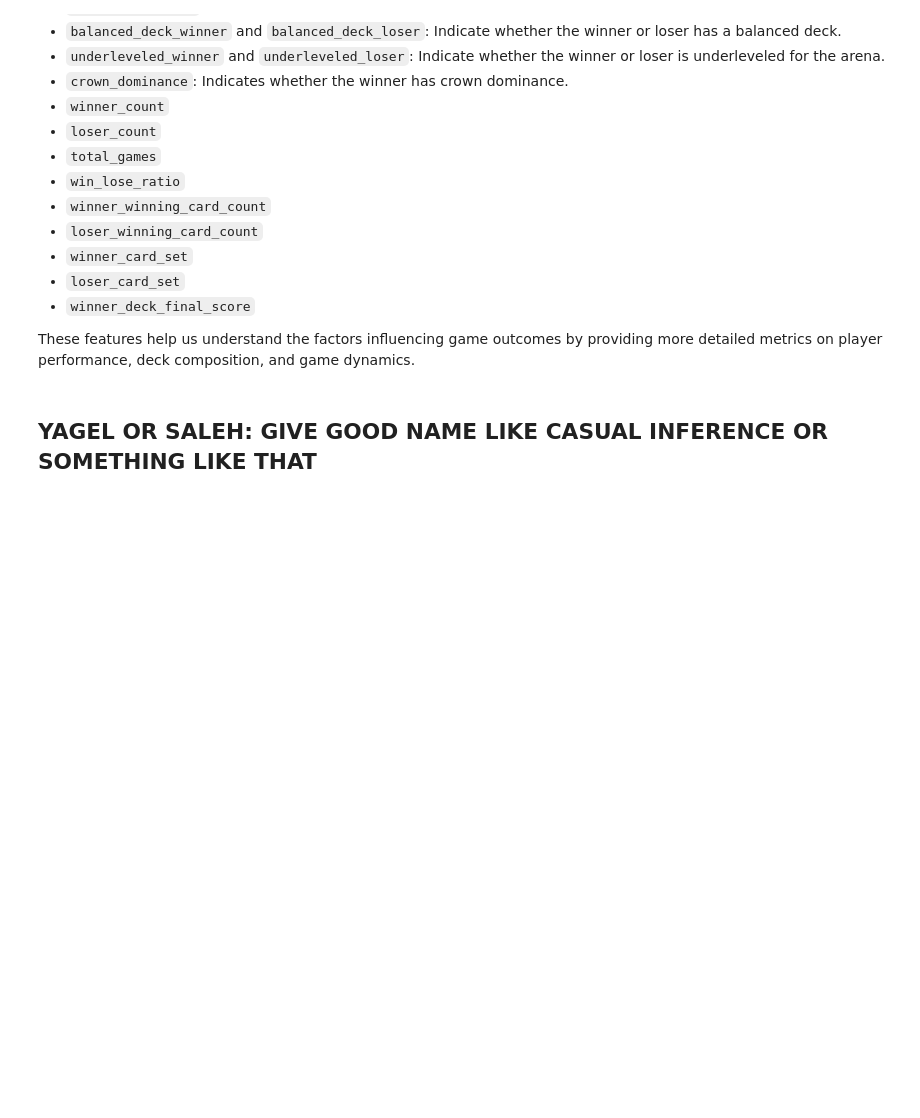
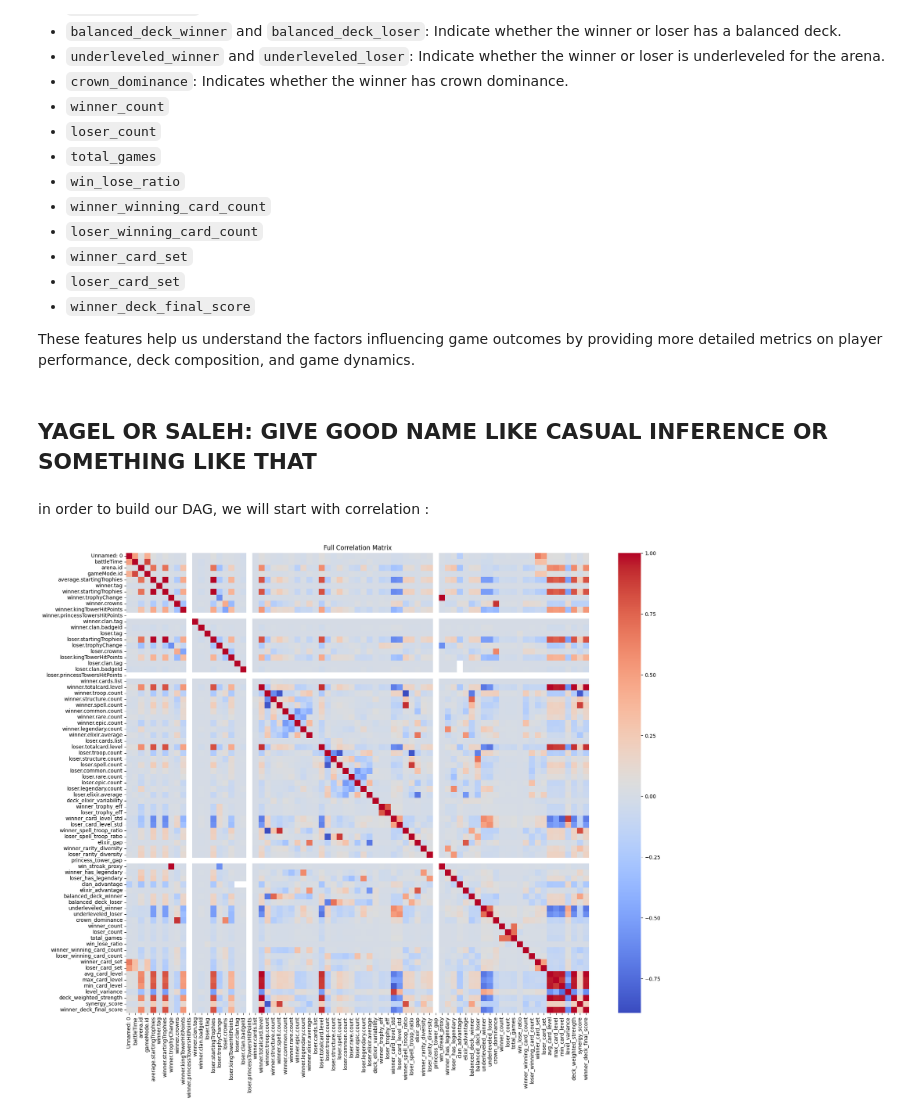
Before and after one commit to Av0cat0/Clash-Royale-Causal-analysis, a Jupyter notebook: visualizations.ipynb, the cells around one changed output. Drawn from its saved outputs; the diff is of its cells as text; code cells hidden in the pictures; blank space fills up the shorter version.

```diff
--- a/visualizations.ipynb
+++ b/visualizations.ipynb
@@ -137,3 +137,19 @@ In the next section, we create new features to enhance our analysis. These featu
 These features help us understand the factors influencing game outcomes by providing more detailed metrics on player performance, deck composition, and game dynamics.
 # %% [markdown]
 ## YAGEL OR SALEH: GIVE GOOD NAME LIKE CASUAL INFERENCE OR SOMETHING LIKE THAT
+# %% [markdown]
+in order to build our DAG, we will start with correlation :
+# %%
+# Calculate the correlation matrix for the specified features
+battles_df_for_dag = battles_df.copy()
+battles_df_for_dag['loser_card_set'] = pd.factorize(battles_df_for_dag['loser_card_set'])[0]
+battles_df_for_dag['winner_card_set'] = pd.factorize(battles_df_for_dag['winner_card_set'])[0]
+
+correlation_matrix = battles_df_for_dag.corr()
+
+plt.figure(figsize=(20, 16))
+sns.heatmap(correlation_matrix, annot=False, cmap='coolwarm')
+plt.title('Full Correlation Matrix')
+plt.show()
+# %% [output]
+[figure, added]
```
Also changed, not shown: parts of 5 cells of this notebook, 1 other file.
